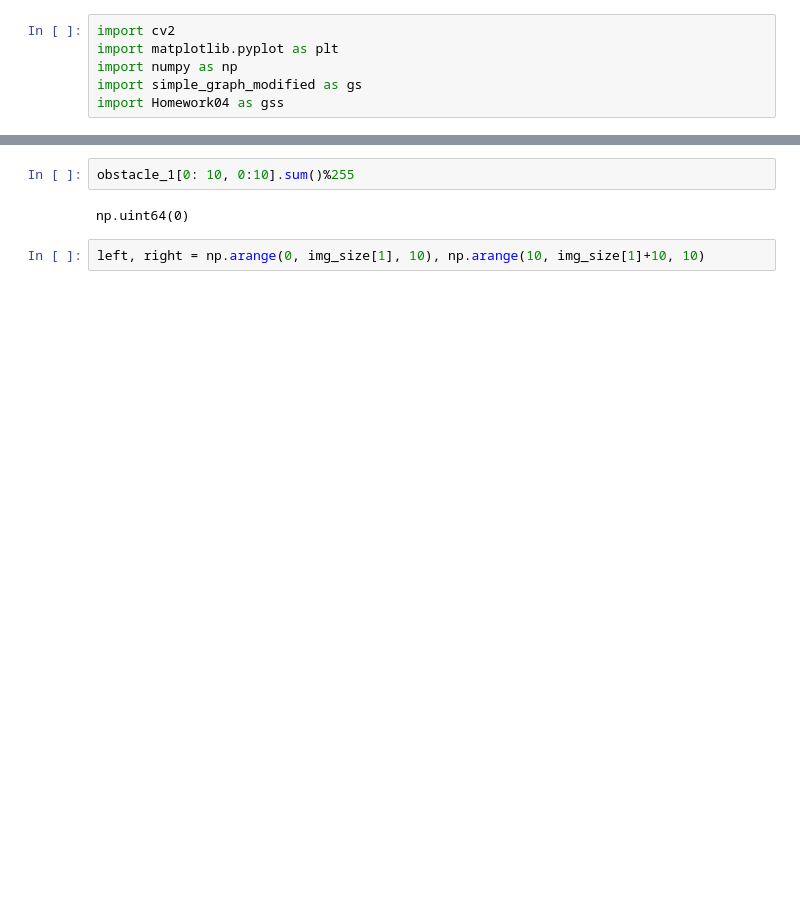
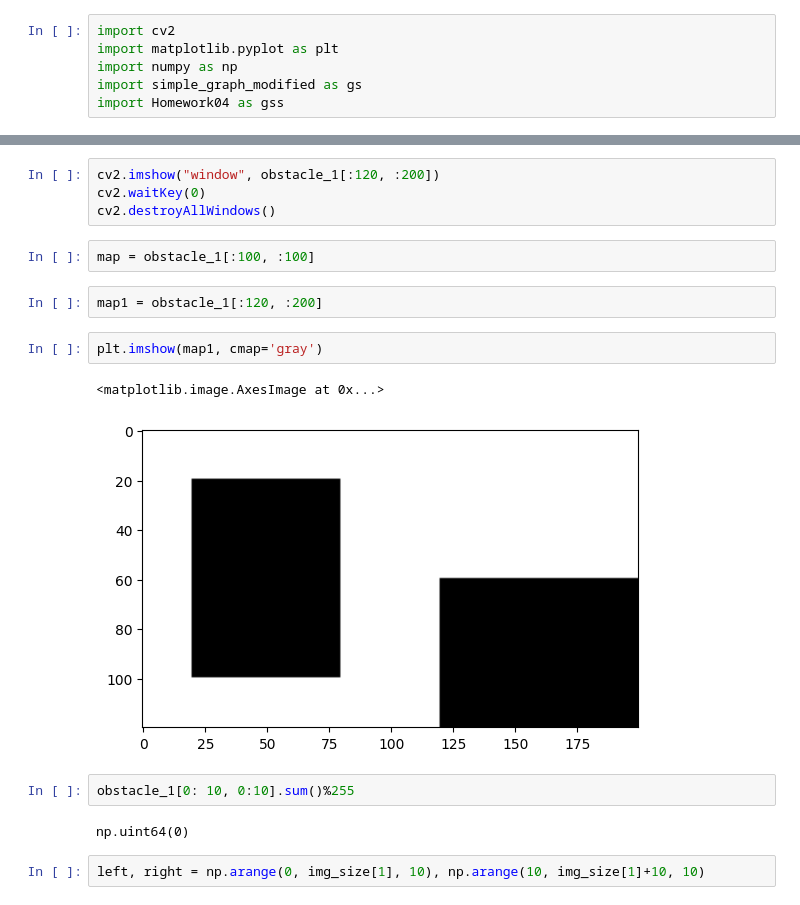
Before and after one commit to Rohith-Kumar-S/Path-Matching, a Jupyter notebook: graph_search.ipynb, the cells around one changed output, grey strips where cells are left out. Cells and saved outputs as stored; diff of their text form; blank space fills up the shorter version.

```diff
--- a/graph_search.ipynb
+++ b/graph_search.ipynb
@@ -23,3 +80,16 @@ plt.imshow(obstacle_1, cmap='gray')
+# %%
+cv2.imshow("window", obstacle_1[:120, :200])
+cv2.waitKey(0)
+cv2.destroyAllWindows()
+# %%
+map = obstacle_1[:100, :100]
+# %%
+map1 = obstacle_1[:120, :200]
+# %%
+plt.imshow(map1, cmap='gray')
+# %% [output]
+<matplotlib.image.AxesImage at 0x...>
+[figure, added]
 # %%
 obstacle_1[0: 10, 0:10].sum()%255
 # %% [output]
```
Also changed, not shown: parts of 80 cells of this notebook, 6 other files.
